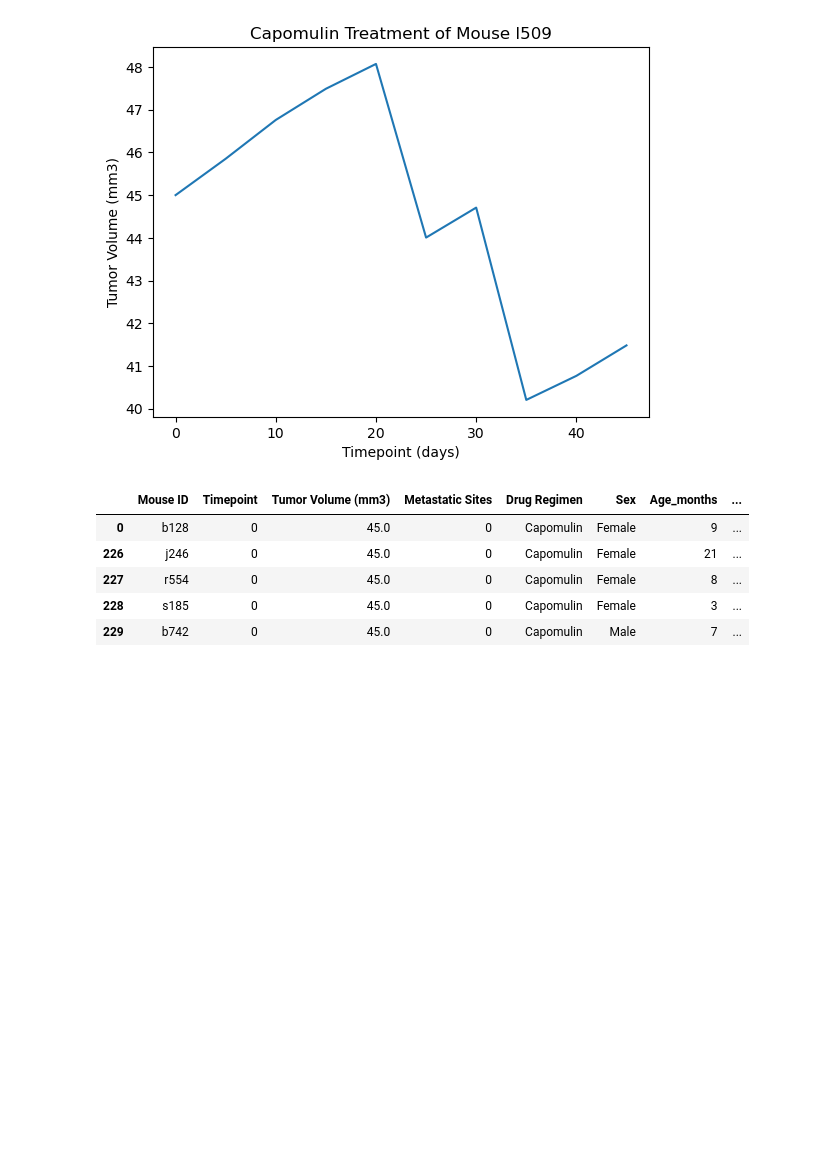
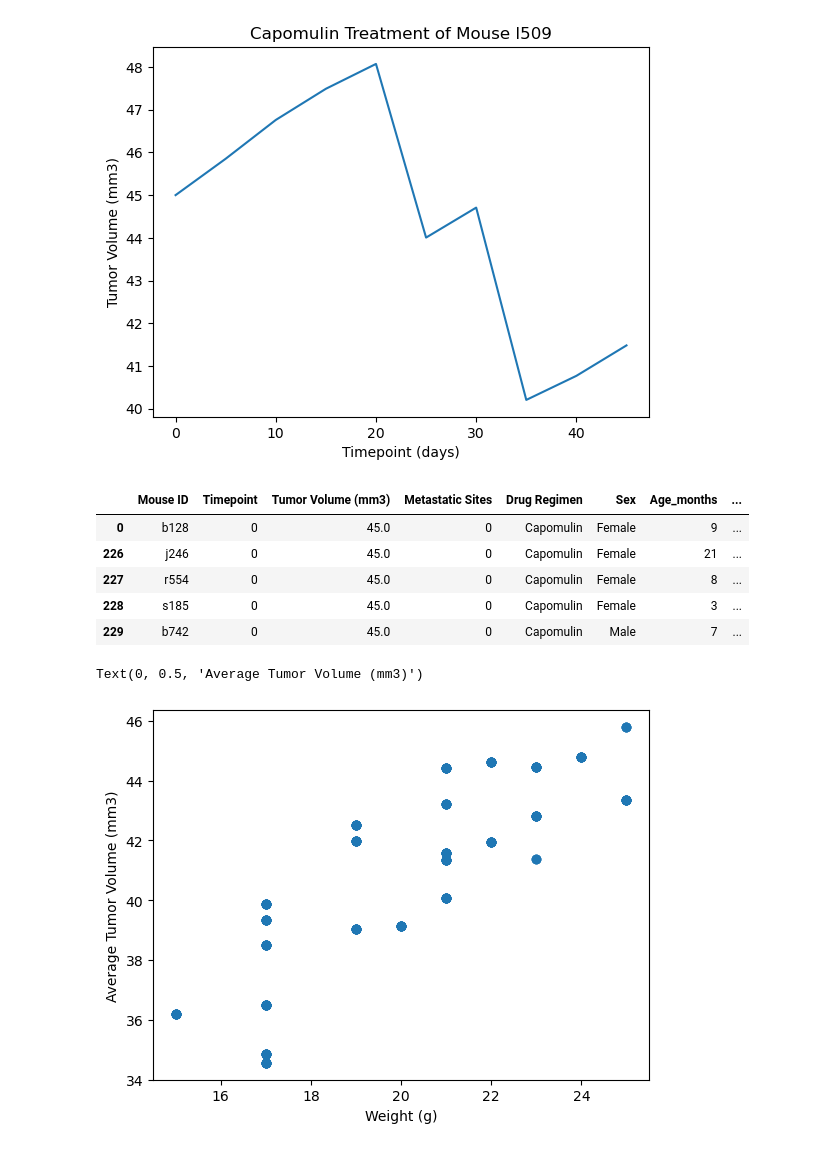
Before and after one commit to brianne-han/MatPlotLib-Challenge, a Jupyter notebook: Starter_Code/Pymaceuticals/MyPymaceuticals_checkpoints.ipynb, the cells around one changed output. Drawn from its saved outputs; the diff is of its cells as text; code cells hidden in the pictures; blank space fills up the shorter version.

```diff
--- a/Starter_Code/Pymaceuticals/MyPymaceuticals_checkpoints.ipynb
+++ b/Starter_Code/Pymaceuticals/MyPymaceuticals_checkpoints.ipynb
@@ -253,3 +254,15 @@ capomulin_df.head()
 | 227 | r554 | 0 | 45.0 | 0 | Capomulin | Female | 8 | ... |
 | 228 | s185 | 0 | 45.0 | 0 | Capomulin | Female | 3 | ... |
 | 229 | b742 | 0 | 45.0 | 0 | Capomulin | Male | 7 | ... |
+# %%
+# Generate a scatter plot of mouse weight vs. the average observed tumor volume for the entire Capomulin regimen
+avg_vol = clean_df[clean_df['Drug Regimen']=='Capomulin']
+avg_vol_df = avg_vol.groupby('Mouse ID')
+avg_weight = pd.DataFrame(avg_vol_df['Tumor Volume (mm3)'].mean())
+avg_vol = pd.merge(avg_weight, avg_vol, on='Mouse ID', how='left')
+plt.scatter(avg_vol['Weight (g)'], avg_vol['Tumor Volume (mm3)_x'])
+plt.xlabel('Weight (g)')
+plt.ylabel('Average Tumor Volume (mm3)')
+# %% [output]
+Text(0, 0.5, 'Average Tumor Volume (mm3)')
+[figure, added]
```
Also changed, not shown: parts of 4 cells of this notebook.
